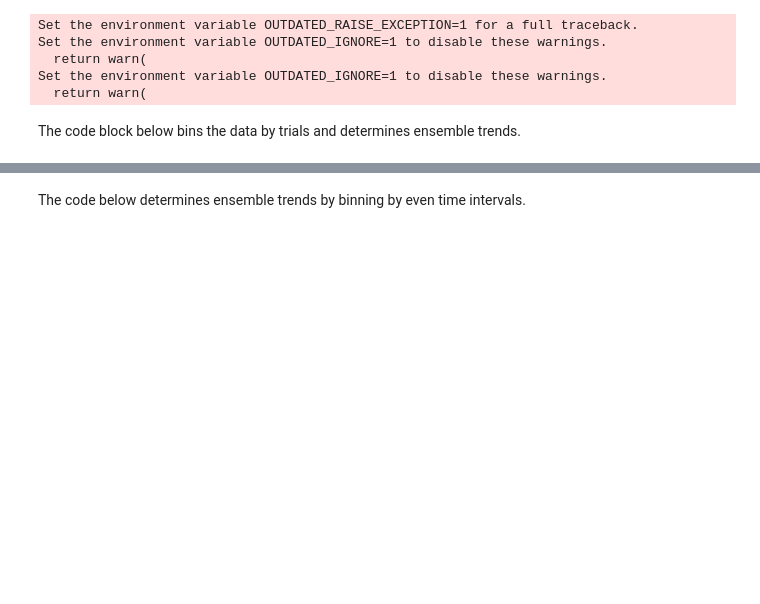
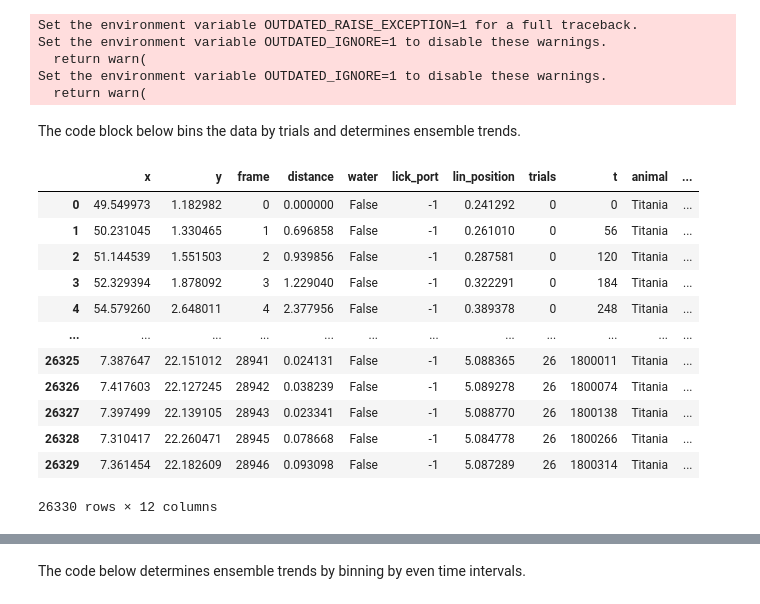
Before and after one commit to austinbaggetta/MultiCon_Analysis, a Jupyter notebook: EnsembleRemodeling_Resubmission/FadingEnsembles_cohort0.ipynb, the cells around one changed output, grey strips where cells are left out. Saved outputs shown, nothing was run; the diff lists cells and outputs as text; code cells hidden in the pictures; blank space fills up the shorter version.

```diff
--- a/EnsembleRemodeling_Resubmission/FadingEnsembles_cohort0.ipynb
+++ b/EnsembleRemodeling_Resubmission/FadingEnsembles_cohort0.ipynb
@@ -33,16 +34,18 @@ behav_path = '/media/caishuman/csstorage/phild/git/MazeProjects/output/behav'
 figure_path = '../../EnsembleRemodeling_Resubmission/circletrack_data/python_analysis/progress_figures/cohort0'
 ## Create young and old mouse list
 young_mice = ['Fornax', 'Janus', 'Lyra', 'Miranda', 'Naiad', 'Sao', 'Titania']
-old_mice = ['Gemini', 'Oberon', 'Puck', 'Rhea', 'Umbriel', 'Virgo', 'Ymir', 'Atlas']
+old_mice = ['Gemini', 'Oberon', 'Puck', 'Umbriel', 'Virgo', 'Ymir', 'Atlas']
 ## Create list of female or male young mice
 young_female_mice = ['Fornax', 'Janus', 'Lyra', 'Sao', 'Titania']
 male_young_mice = ['Miranda', 'Naiad']
-x_bin_size = 5
+x_bin_size = 1
 # %% [markdown]
 The code block below bins the data by trials and determines ensemble trends.
 # %%
 ## Set mouse list, path, and z_thresh for binarization
 across_time = False
+alpha_old = 0.05
+analysis_type = 'max'
 ## Create empty dictionaries
 mouse_trends = {}
 mouse_binned_activations = {}
@@ -85,10 +88,12 @@ for mouse in tqdm(young_mice):
             trial_times[session] = time_diff
         ## This is where the data gets binned either by even time intervals or by trials
         if across_time:
-          trends, binned_activations, slopes, tau = ica.define_ensemble_trends_across_time(act, z_threshold = None, x_bin_size = x_bin_size, analysis_type = 'max', zscored = True, alpha = 'sidak')
+          trends, binned_activations, slopes, tau = ica.define_ensemble_trends_across_time(act, z_threshold = None, x_bin_size = x_bin_size, analysis_type = analysis_type,
+                                                                                           zscored = True, alpha_old = alpha_old)
         else:
             ## Define ensemble trends across trials to determine if activation strength is increasing/decreasing across the session
-            trends, binned_activations, slopes, tau = ica.define_ensemble_trends_across_trials(act, aligned_behavior, trials, trial_type = 'all', z_threshold = None)
+            trends, binned_activations, slopes, tau = ica.define_ensemble_trends_across_trials(act, aligned_behavior, trials, trial_type = 'all',
+                                                                                               z_threshold = None, alpha_old = alpha_old, analysis_type = analysis_type)
         ## Save to dictionaries
         determined_trends[session] = trends
         binned_activations_dict[session] = binned_activations
@@ -107,0 +111,16 @@ mouse_ensembles['Janus']['Reversal1']
+# %%
+aligned_behavior
+# %% [output]
+|  | x | y | frame | distance | water | lick_port | lin_position | trials | t | animal | ... |
+| 0 | 49.549973 | 1.182982 | 0 | 0.000000 | False | -1 | 0.241292 | 0 | 0 | Titania | ... |
+| 1 | 50.231045 | 1.330465 | 1 | 0.696858 | False | -1 | 0.261010 | 0 | 56 | Titania | ... |
+| 2 | 51.144539 | 1.551503 | 2 | 0.939856 | False | -1 | 0.287581 | 0 | 120 | Titania | ... |
+| 3 | 52.329394 | 1.878092 | 3 | 1.229040 | False | -1 | 0.322291 | 0 | 184 | Titania | ... |
+| 4 | 54.579260 | 2.648011 | 4 | 2.377956 | False | -1 | 0.389378 | 0 | 248 | Titania | ... |
+| ... | ... | ... | ... | ... | ... | ... | ... | ... | ... | ... | ... |
+| 26325 | 7.387647 | 22.151012 | 28941 | 0.024131 | False | -1 | 5.088365 | 26 | 1800011 | Titania | ... |
+| 26326 | 7.417603 | 22.127245 | 28942 | 0.038239 | False | -1 | 5.089278 | 26 | 1800074 | Titania | ... |
+| 26327 | 7.397499 | 22.139105 | 28943 | 0.023341 | False | -1 | 5.088770 | 26 | 1800138 | Titania | ... |
+| 26328 | 7.310417 | 22.260471 | 28945 | 0.078668 | False | -1 | 5.084778 | 26 | 1800266 | Titania | ... |
+| 26329 | 7.361454 | 22.182609 | 28946 | 0.093098 | False | -1 | 5.087289 | 26 | 1800314 | Titania | ... |
+26330 rows × 12 columns
```
Also changed, not shown: parts of 36 cells of this notebook, 3 other files.
